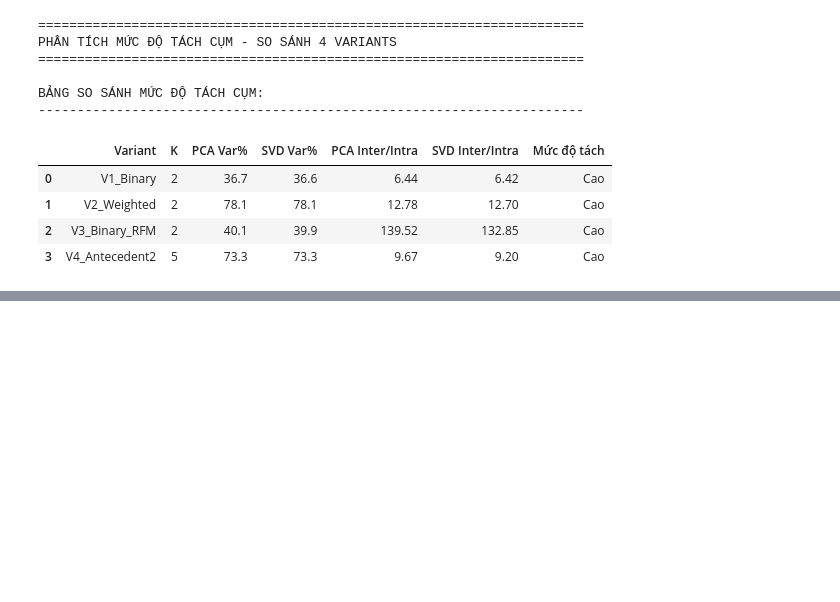
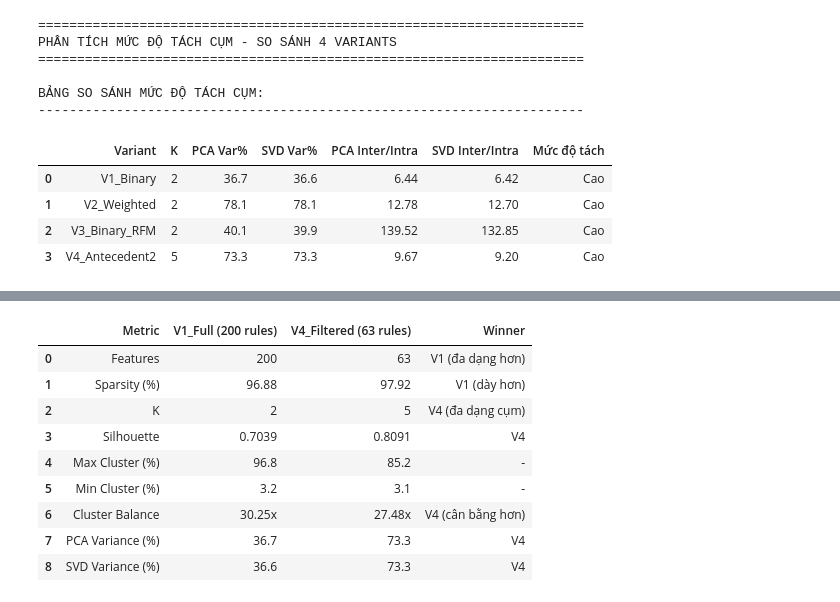
Before and after one commit to ThanhTung-KHMT-1701/ShopCluster, a Jupyter notebook: notebooks/ShopCluster.ipynb, the cells around one changed output, grey strips where cells are left out. Cells and saved outputs as stored; diff of their text form; code cells hidden in the pictures; blank space fills up the shorter version.

```diff
--- a/notebooks/ShopCluster.ipynb
+++ b/notebooks/ShopCluster.ipynb
@@ -4142,0 +4385,85 @@ BẢNG SO SÁNH MỨC ĐỘ TÁCH CỤM:
+# %%
+# =============================================================================
+# 5.4. FULL RULES VS FILTERED RULES (TOP-K LARGE VS TOP-K SMALL)
+# =============================================================================
+# So sánh V1_Binary (200 luật) với V4_Antecedent2 (63 luật có antecedent >= 2)
+
+print("="*70)
+print("SO SÁNH: FULL RULES VS FILTERED RULES")
+print("="*70)
+print("V1_Binary: 200 luật (Top-K Large) - Bao gồm mọi luật kể cả antecedent ngắn")
+print("V4_Antecedent2: 63 luật (Top-K Small) - Chỉ giữ luật có antecedent >= 2 items")
+
+# Lấy metrics của 2 variants
+v1_metrics = df_metrics[df_metrics['Variant'] == 'V1_Binary'].iloc[0]
+v4_metrics = df_metrics[df_metrics['Variant'] == 'V4_Antecedent2'].iloc[0]
+
+# Hàm helper để convert giá trị sang float
+def to_float(val):
+    """Convert value to float, handling both string and numeric types"""
+    if isinstance(val, str):
+        return float(val.replace(',', '.'))
+    return float(val)
+
+# Tính Cluster Balance
+v1_balance = to_float(v1_metrics['MaxCluster%']) / to_float(v1_metrics['MinCluster%'])
+v4_balance = to_float(v4_metrics['MaxCluster%']) / to_float(v4_metrics['MinCluster%'])
+
+# Tạo bảng so sánh
+compare_v1_v4 = pd.DataFrame({
+    'Metric': ['Features', 'Sparsity (%)', 'K', 'Silhouette',
+               'Max Cluster (%)', 'Min Cluster (%)', 'Cluster Balance',
+               'PCA Variance (%)', 'SVD Variance (%)'],
+    'V1_Full (200 rules)': [
+        v1_metrics['Features'], v1_metrics['Sparsity%'], v1_metrics['K'],
+        v1_metrics['Silhouette'], v1_metrics['MaxCluster%'], v1_metrics['MinCluster%'],
+        f"{v1_balance:.2f}x",
+        v1_metrics['PCA_Var%'], v1_metrics['SVD_Var%']
+    ],
+    'V4_Filtered (63 rules)': [
+        v4_metrics['Features'], v4_metrics['Sparsity%'], v4_metrics['K'],
+        v4_metrics['Silhouette'], v4_metrics['MaxCluster%'], v4_metrics['MinCluster%'],
+        f"{v4_balance:.2f}x",
+        v4_metrics['PCA_Var%'], v4_metrics['SVD_Var%']
+    ]
+})
+
+# Xác định winner
+winners = []
+for idx, row in compare_v1_v4.iterrows():
+    metric = row['Metric']
+    v1_val = row['V1_Full (200 rules)']
+    v4_val = row['V4_Filtered (63 rules)']
+
+    if metric == 'Features':
+        winner = 'V1 (đa dạng hơn)' if to_float(v1_val) > to_float(v4_val) else 'V4'
+    elif metric == 'Sparsity (%)':
+        # Sparsity thấp hơn = dữ liệu dày hơn = tốt hơn
+        winner = 'V4 (dày hơn)' if to_float(v4_val) < to_float(v1_val) else 'V1 (dày hơn)'
+    elif metric == 'K':
+        winner = 'V4 (đa dạng cụm)' if to_float(v4_val) > to_float(v1_val) else 'V1'
+    elif metric == 'Silhouette':
+        winner = 'V1' if to_float(v1_val) > to_float(v4_val) else 'V4'
+    elif metric == 'Cluster Balance':
+        v1_bal = float(str(v1_val).replace('x', ''))
+        v4_bal = float(str(v4_val).replace('x', ''))
+        winner = 'V1 (cân bằng hơn)' if v1_bal < v4_bal else 'V4 (cân bằng hơn)'
+    elif metric in ['PCA Variance (%)', 'SVD Variance (%)']:
+        winner = 'V1' if to_float(v1_val) > to_float(v4_val) else 'V4'
+    else:
+        winner = '-'
+    winners.append(winner)
+
+compare_v1_v4['Winner'] = winners
+
+print("\nBẢNG SO SÁNH V1 vs V4:")
+print("-" * 70)
+display(compare_v1_v4)
+
+print("\nNHẬN XÉT:")
+print("-" * 70)
+print("• V1 (200 luật): Nhiều đặc trưng hơn, nhưng sparse hơn")
+print("• V4 (63 luật): Ít đặc trưng hơn nhưng tập trung vào luật có ý nghĩa (antecedent >= 2)")
+print("• V4 tìm được nhiều cụm hơn (K=5 vs K=2) → Phân khúc chi tiết hơn")
+print("• Trade-off: V1 capture nhiều pattern hơn, V4 capture pattern chất lượng hơn")
+# %% [output]
@@ -4142,0 +4478,10 @@ BẢNG SO SÁNH MỨC ĐỘ TÁCH CỤM:
+|  | Metric | V1_Full (200 rules) | V4_Filtered (63 rules) | Winner |
+| 0 | Features | 200 | 63 | V1 (đa dạng hơn) |
+| 1 | Sparsity (%) | 96.88 | 97.92 | V1 (dày hơn) |
+| 2 | K | 2 | 5 | V4 (đa dạng cụm) |
+| 3 | Silhouette | 0.7039 | 0.8091 | V4 |
+| 4 | Max Cluster (%) | 96.8 | 85.2 | - |
+| 5 | Min Cluster (%) | 3.2 | 3.1 | - |
+| 6 | Cluster Balance | 30.25x | 27.48x | V4 (cân bằng hơn) |
+| 7 | PCA Variance (%) | 36.7 | 73.3 | V4 |
+| 8 | SVD Variance (%) | 36.6 | 73.3 | V4 |
```
Also changed, not shown: parts of 9 cells of this notebook, 1 other file.
